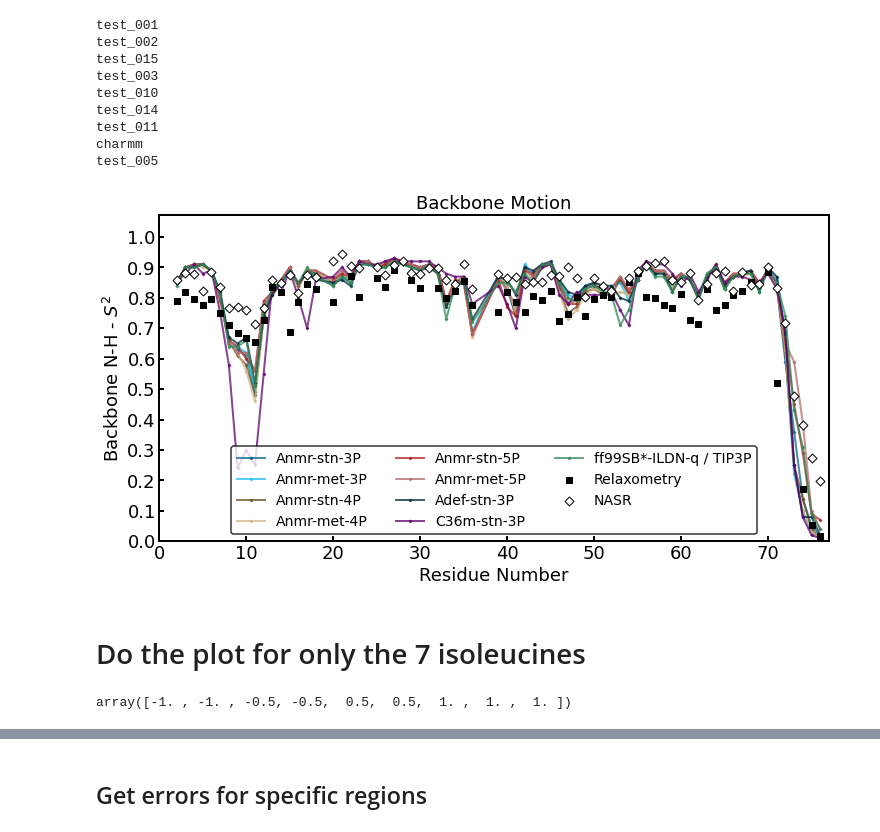
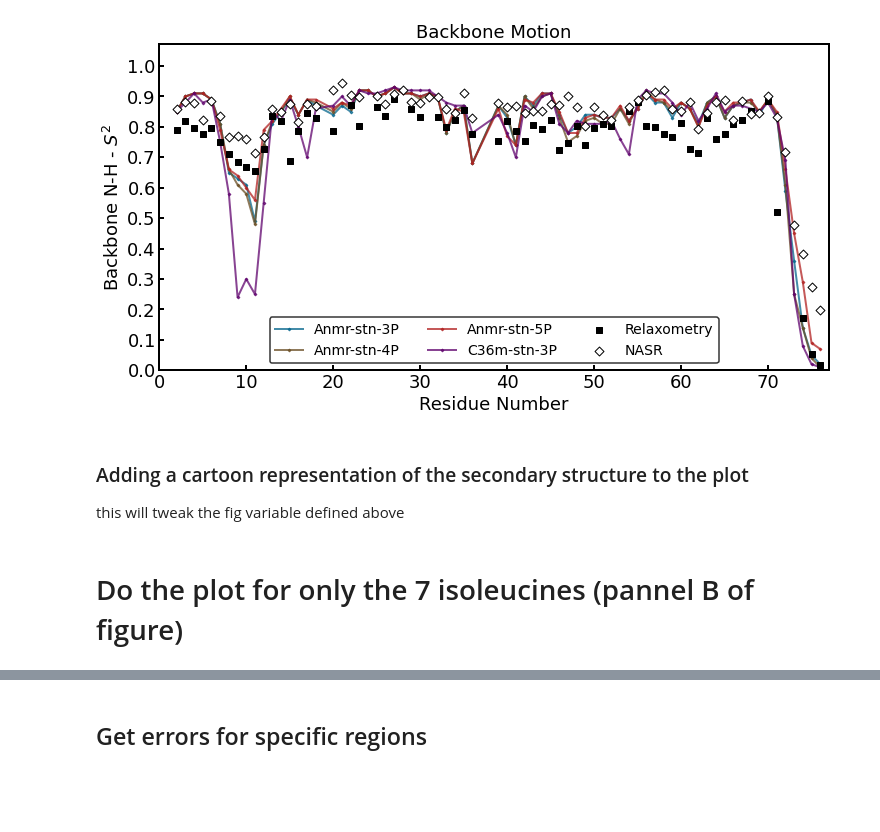
Before and after one commit to rinikerlab/MD_and_NMR_Relaxometry, a Jupyter notebook: analysis/ired/plot_iRED_results.ipynb, the cells around one changed output, grey strips where cells are left out. Cells and saved outputs as stored; diff of their text form; code cells hidden in the pictures; blank space fills up the shorter version.

Commit message:
clarify cell execution order + add if statement to plot subset of data

```diff
--- a/analysis/ired/plot_iRED_results.ipynb
+++ b/analysis/ired/plot_iRED_results.ipynb
@@ -156,6 +149,11 @@ def plot_exper(ax, res_idx, S_2data, label, marker = 's', color='black', s = 40)
     """
     #ax.errorbar(res_idx, S_2data[0], S_2data[1], fmt = 's', mfc='black', mec = 'black', ms = 4, color='black', label = label)
     ax.scatter(res_idx, S_2data, marker = marker, s = s, color=color, label = label, zorder=10, edgecolor = 'black')
+# %%
+# The cell below can be run on either the full data or a subset of the data (based on SUBLIST)
+# To change this behavior, simply adapt the variable plot_sublist
+
+plot_sublist = True
 # %%
 fig, ax = plt.subplots(nrows=1, ncols=1, figsize = [12, 6])
 
@@ -165,21 +163,14 @@ for i, ff in enumerate(md_data):
     label = md_data[ff]['label']
     res_idx = md_data[ff]['res_idx']
 
-    print (ff)
+    #print (ff)
 
-    if ff not in SUBLIST:
-        pass
-        #continue
-
-    # plot the actual data
-    #plot_with_style(ax, res_idx, md_data[ff][BLOCK_SIZE], label , get_color(label), alpha = 0.35)
+    if ff not in SUBLIST and plot_sublist:
+        continue
 
     idx = dict_id.index(ff)
     label = labels_new[idx]
     color = get_color(labels[idx])
-
-    # idx = labels_orig label
-
 
     ax.plot(res_idx, md_data[ff][BLOCK_SIZE][0], marker = 'D', lw = 2,
                     mfc=color, mec = color, ms = 2, color=color, label = label, alpha = 0.75)
@@ -200,43 +191,33 @@ plot_exper(ax, exper_rb['Residue_number'], exper_rb['S2_NASR'], label = 'NASR',
 legend = ax.legend(ncol=3, fontsize = 14, fancybox=True, edgecolor='black', loc='lower center')
 
 
-# ax.set_title(r'Block averaged iRED (1 $\mu{s}$)', fontsize=18)
 
 ax.set_title(r'Backbone Motion', fontsize=18)
 
 #ax.set_ylabel(r'${\Delta}S^{2}$')
 ax.set_ylabel(r'Backbone N-H - $S^{2}$', fontsize=18)
 ax.set_xlabel('Residue Number', fontsize=18)
 
 plt.xticks(fontsize=18)
 plt.yticks(fontsize=18)
 
 ax.set_xlim([0,77])
 ax.set_ylim([0,1.072])
 #ax.set_ylim([-0.2, 0.2])
 
 ax.set_yticks(np.arange(0, 1.001, 0.1))
 ax.set_yticklabels(np.round(np.arange(0, 1.001, 0.1), 1), fontsize = 18)
 
 
 ax.tick_params(axis="both",direction="in", length = 5, width = 2, labelsize=18)
 ax.tick_params(axis="both",direction="in", length = 5, width = 2, labelsize=18)
 
 
 for axis in ['top','bottom','left','right']:
     ax.spines[axis].set_linewidth(2)
 
 frame = legend.get_frame()
 frame.set_linewidth(1.5)
 # %% [output]
-test_001
-test_002
-test_015
-test_003
-test_010
-test_014
-test_011
-charmm
-test_005
-[figure, old version]
+[figure, new version]
 # %%
@@ -243,0 +225,3 @@ test_005
+# %% [markdown]
+### Adding a cartoon representation of the secondary structure to the plot
+this will tweak the fig variable defined above
@@ -244,2 +361,2 @@ test_005
 # %% [markdown]
-# Do the plot for only the 7 isoleucines
+# Do the plot for only the 7 isoleucines (pannel B of figure)
@@ -253,8 +375,4 @@ offset = np.array([-2, -2, -1, -1, 1, 1, 2, 2, 2])  /2
 x = np.arange(len(ile_idx)) * 10
-# %%
-offset
-# %% [output]
-array([-1. , -1. , -0.5, -0.5,  0.5,  0.5,  1. ,  1. ,  1. ])
 # %%
 fig, ax = plt.subplots(nrows=1, ncols=1, figsize = [12, 6])
 
```
Also changed, not shown: parts of 22 cells of this notebook.
